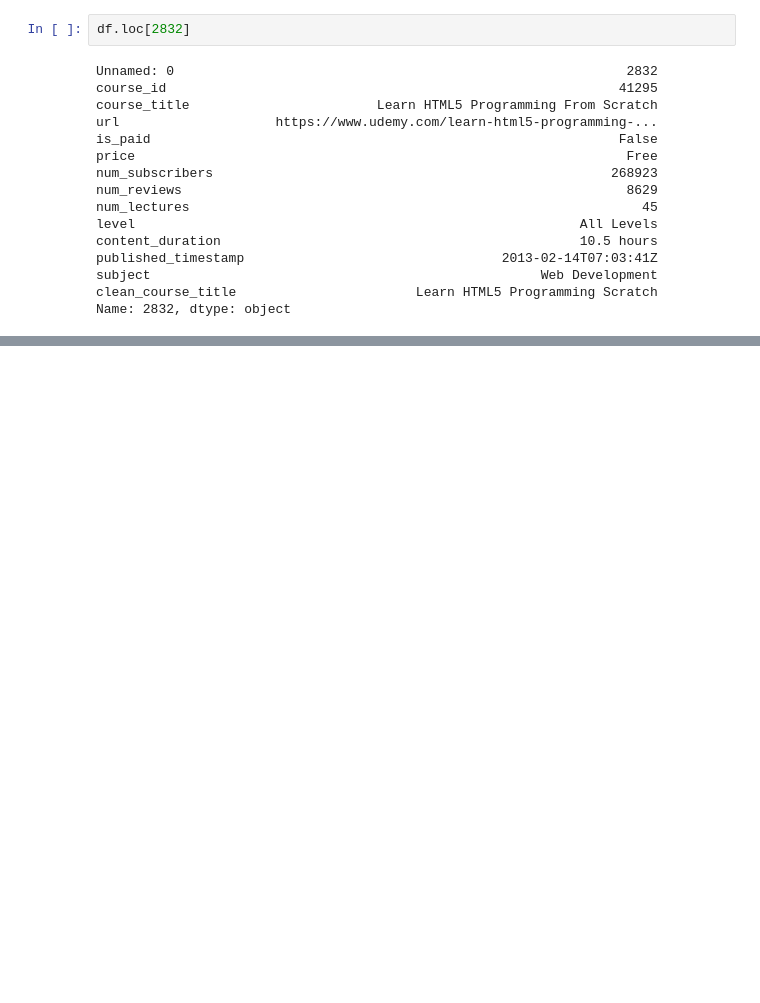
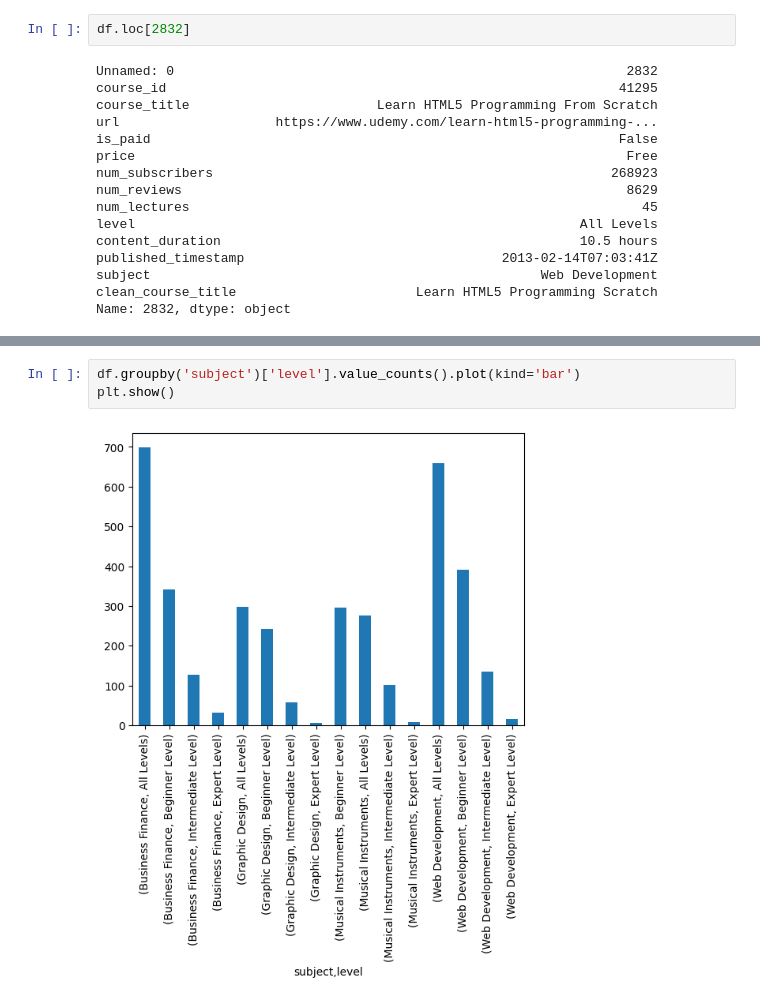
Before and after one commit to ahmedllshafiey/Udemy-Analysis, a Jupyter notebook: Udemy.ipynb, the cells around one changed output, grey strips where cells are left out. Saved outputs shown, nothing was run; the diff lists cells and outputs as text; blank space fills up the shorter version.

```diff
--- a/Udemy.ipynb
+++ b/Udemy.ipynb
@@ -156,0 +204,5 @@ Name: 2832, dtype: object
+# %%
+df.groupby('subject')['level'].value_counts().plot(kind='bar')
+plt.show()
+# %% [output]
+[figure, added]
```
Also changed, not shown: parts of 7 cells of this notebook.
